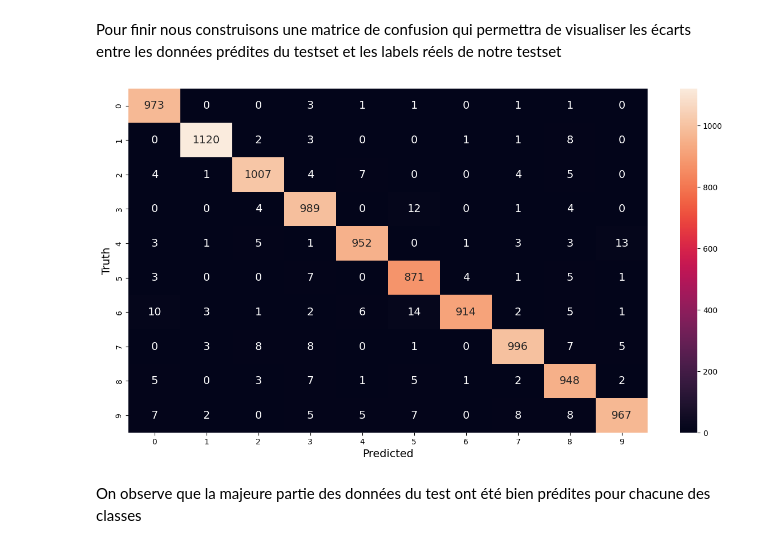
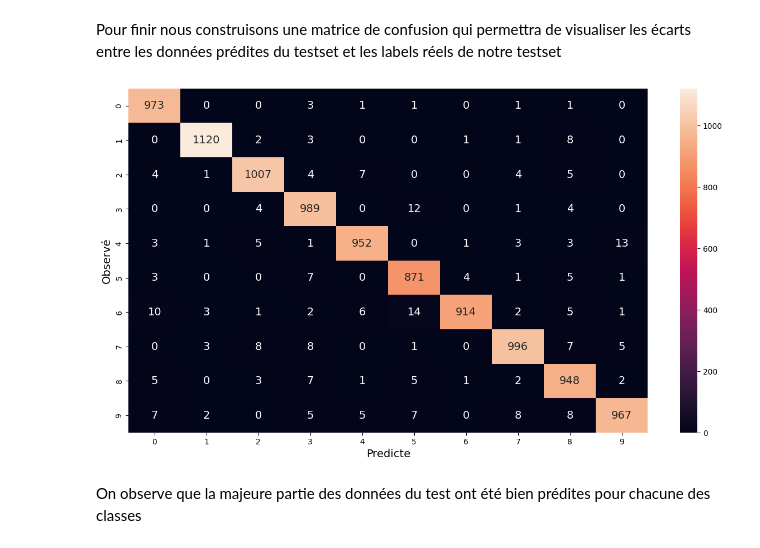
Before and after one commit to MOISECHRIST/Machine-Learning, a Jupyter notebook: TP1_INF372_MLP_Keras_Images.ipynb, the cells around one changed output. Cells and saved outputs as stored; diff of their text form; code cells hidden in the pictures.

```diff
--- a/TP1_INF372_MLP_Keras_Images.ipynb
+++ b/TP1_INF372_MLP_Keras_Images.ipynb
@@ -368,15 +368,15 @@ Pour finir nous construisons une matrice de confusion qui permettra de visualise
 # %%
 cm = tf.math.confusion_matrix(labels=y_test_labels, predictions=predicted_labels)
 
 # Visualiser la matrice de confusion obtenue avec un heatmap.
 plt.figure(figsize=[15, 8])
 import seaborn as sns
 sns.heatmap(cm, annot=True, fmt='d', annot_kws={"size": 14})
-plt.xlabel('Predicted')
-plt.ylabel('Truth')
+plt.xlabel('Predicte')
+plt.ylabel('Observé')
 plt.show()
 # %% [output]
-[figure, old version]
+[figure, new version]
 # %% [markdown]
 On observe que la majeure partie des données du test ont été bien prédites pour chacune des classes
 # %%
```
